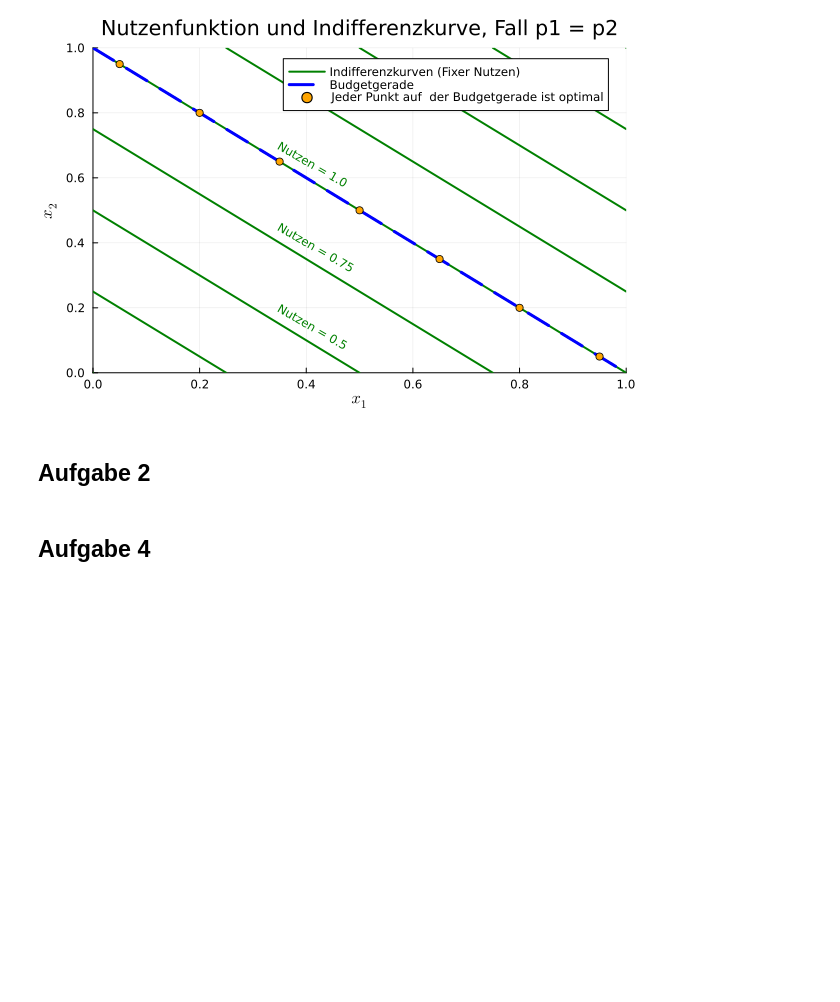
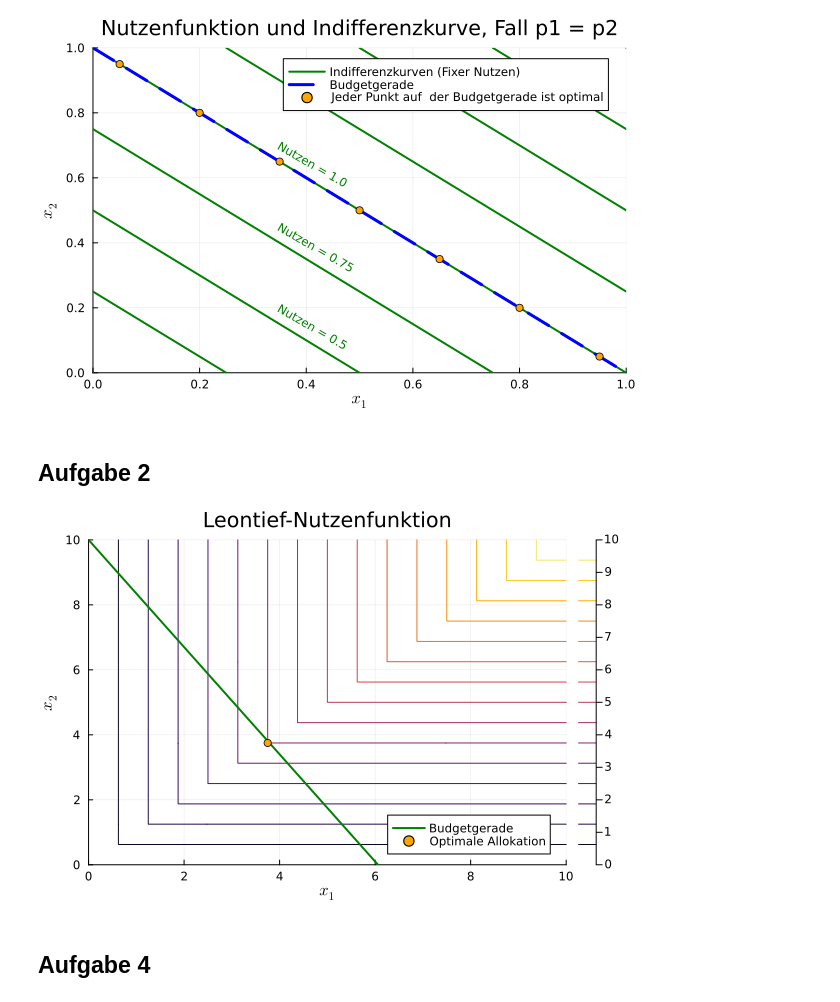
Before and after one commit to JakobSar/MikroA-UniMA-24, a Jupyter notebook: Blatt3.ipynb, the cells around one changed output. Cells and saved outputs as stored; diff of their text form; code cells hidden in the pictures; blank space fills up the shorter version.

```diff
--- a/Blatt3.ipynb
+++ b/Blatt3.ipynb
@@ -93,27 +95,29 @@ scatter!([.95], [.05], color=:orange, label="")
 # %%
 using Plots
 using LaTeXStrings
 
 # Werte für x1 und x2
 x1 = collect(0:0.01:10)
 x2 = collect(0:0.01:10)
 
 # Definiere die Leontief-Funktion
 function leontief(x1, x2)
     return min(x1, x2)
 end
 
 output = [leontief(a, b) for a in x1, b in x2]
 
 # Plotten der Leontief-Funktion als Konturplot
 plot(x1, x2, output, xlabel="x_1", ylabel="x_2", title="Leontief-Nutzenfunktion")
 
 plot!(ylim=(0, 10),xlim=(0,10))
 
 x3 = range(0, stop=10, length=400)
 x4 = (10 .- 1.65x3) #p1=p2=1
 plot!(x3, x4, label="Budgetgerade", xlabel=L"x_1", ylabel=L"x_2", linewidth=2, linecolor=:green)
-scatter!([3.7], [3.7], color=:orange, label="Optimale Allokation")
+scatter!([3.75], [3.75], color=:orange, label="Optimale Allokation")
+# %% [output]
+[figure, added]
 # %% [markdown]
 ## Aufgabe 4
 # %%
```
Also changed, not shown: parts of 1 cell of this notebook.
